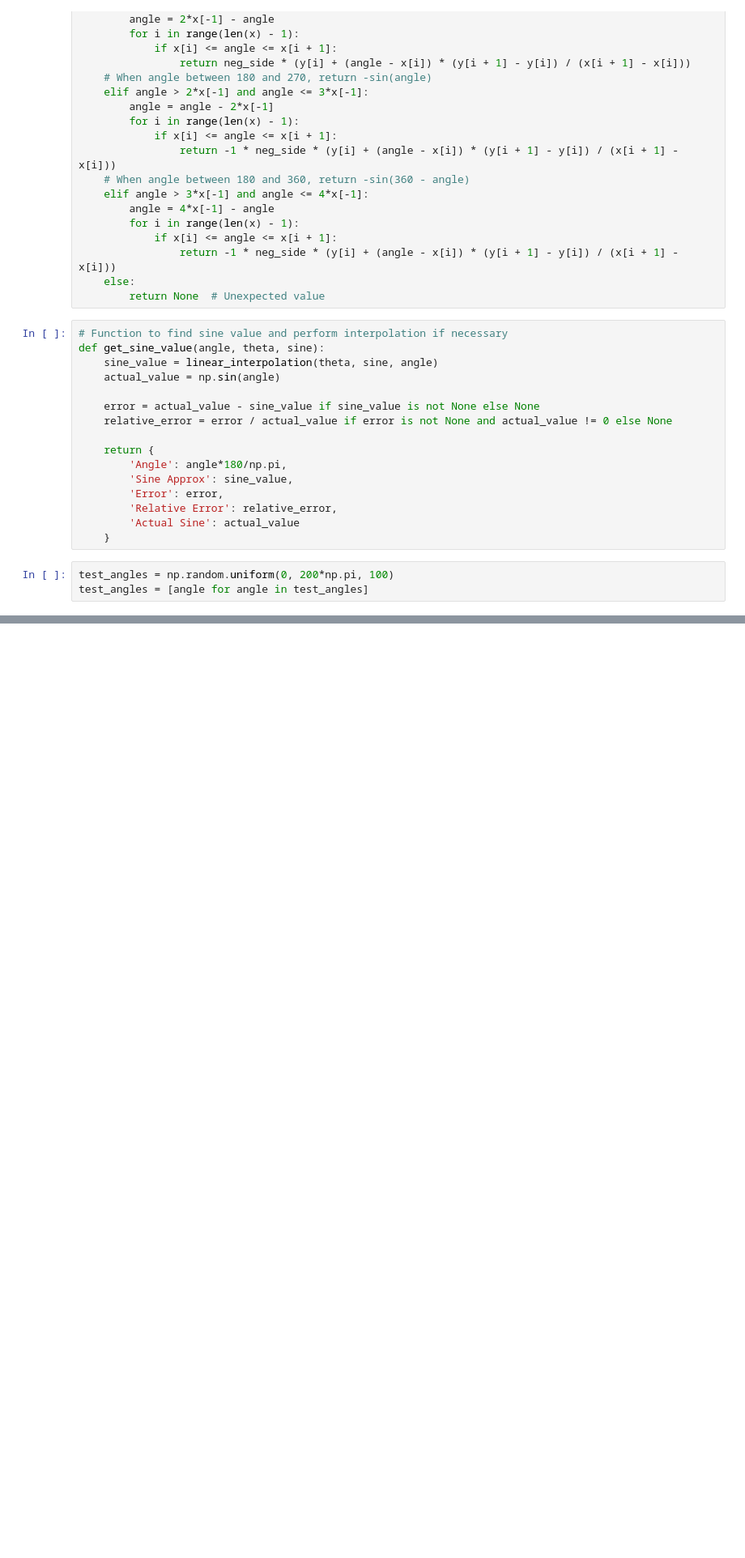
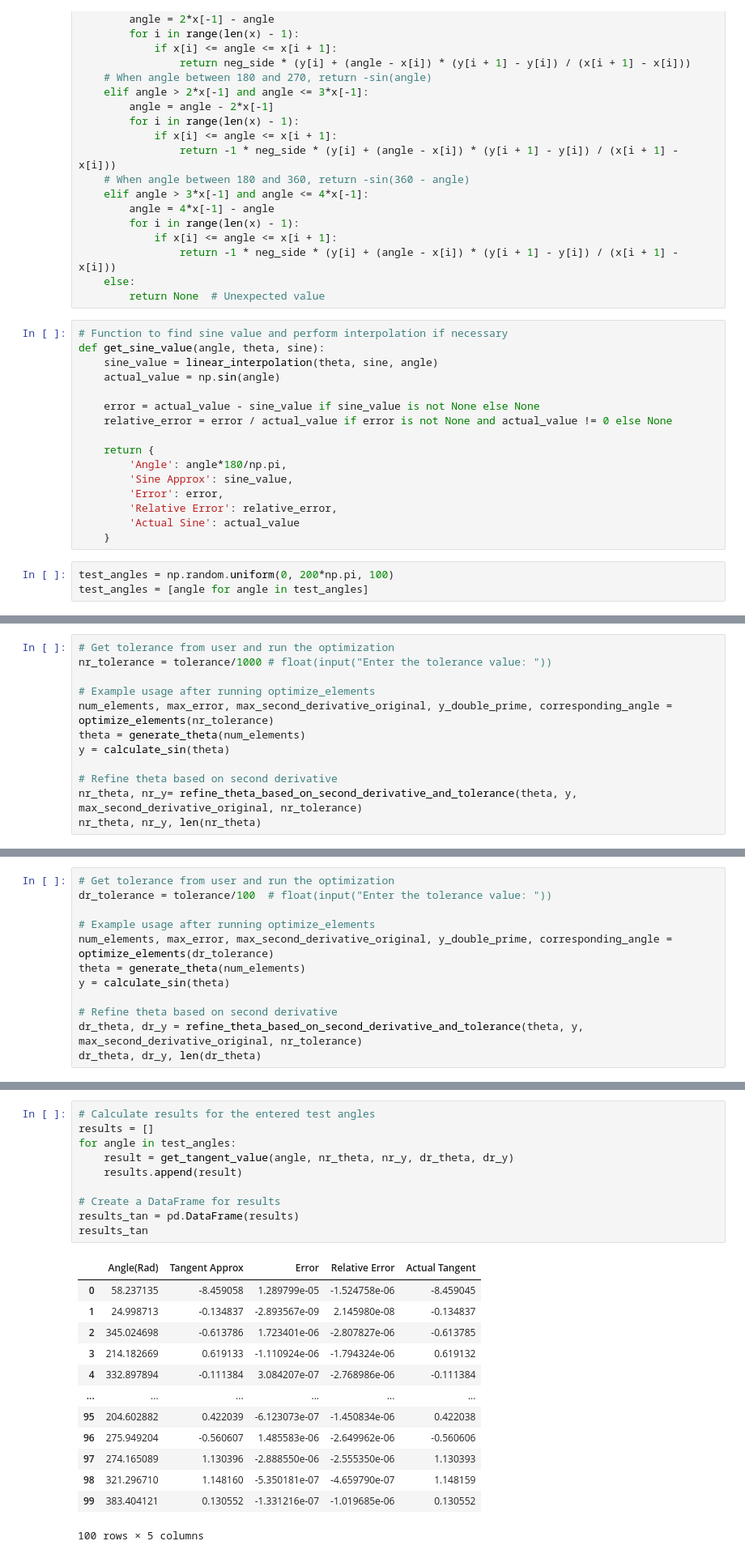
Before and after one commit to KayalvizhiT513/Sine-Interpolation, a Jupyter notebook: Adaptive_Sine_Function_Approximation_for_Tolerance.ipynb, the cells around one changed output, grey strips where cells are left out. Shown: that part at 81% size. Saved outputs shown, nothing was run; the diff lists cells and outputs as text; blank space fills up the shorter version.

```diff
--- a/Adaptive_Sine_Function_Approximation_for_Tolerance.ipynb
+++ b/Adaptive_Sine_Function_Approximation_for_Tolerance.ipynb
@@ -294,0 +365,12 @@ All errors are within the tolerance.
+# %%
+# Get tolerance from user and run the optimization
+nr_tolerance = tolerance/1000 # float(input("Enter the tolerance value: "))
+
+# Example usage after running optimize_elements
+num_elements, max_error, max_second_derivative_original, y_double_prime, corresponding_angle = optimize_elements(nr_tolerance)
+theta = generate_theta(num_elements)
+y = calculate_sin(theta)
+
+# Refine theta based on second derivative
+nr_theta, nr_y= refine_theta_based_on_second_derivative_and_tolerance(theta, y, max_second_derivative_original, nr_tolerance)
+nr_theta, nr_y, len(nr_theta)
@@ -294,0 +406,12 @@ All errors are within the tolerance.
+# %%
+# Get tolerance from user and run the optimization
+dr_tolerance = tolerance/100  # float(input("Enter the tolerance value: "))
+
+# Example usage after running optimize_elements
+num_elements, max_error, max_second_derivative_original, y_double_prime, corresponding_angle = optimize_elements(dr_tolerance)
+theta = generate_theta(num_elements)
+y = calculate_sin(theta)
+
+# Refine theta based on second derivative
+dr_theta, dr_y = refine_theta_based_on_second_derivative_and_tolerance(theta, y, max_second_derivative_original, nr_tolerance)
+dr_theta, dr_y, len(dr_theta)
@@ -294,0 +445,24 @@ All errors are within the tolerance.
+# %%
+# Calculate results for the entered test angles
+results = []
+for angle in test_angles:
+    result = get_tangent_value(angle, nr_theta, nr_y, dr_theta, dr_y)
+    results.append(result)
+
+# Create a DataFrame for results
+results_tan = pd.DataFrame(results)
+results_tan
+# %% [output]
+|  | Angle(Rad) | Tangent Approx | Error | Relative Error | Actual Tangent |
+| 0 | 58.237135 | -8.459058 | 1.289799e-05 | -1.524758e-06 | -8.459045 |
+| 1 | 24.998713 | -0.134837 | -2.893567e-09 | 2.145980e-08 | -0.134837 |
+| 2 | 345.024698 | -0.613786 | 1.723401e-06 | -2.807827e-06 | -0.613785 |
+| 3 | 214.182669 | 0.619133 | -1.110924e-06 | -1.794324e-06 | 0.619132 |
+| 4 | 332.897894 | -0.111384 | 3.084207e-07 | -2.768986e-06 | -0.111384 |
+| ... | ... | ... | ... | ... | ... |
+| 95 | 204.602882 | 0.422039 | -6.123073e-07 | -1.450834e-06 | 0.422038 |
+| 96 | 275.949204 | -0.560607 | 1.485583e-06 | -2.649962e-06 | -0.560606 |
+| 97 | 274.165089 | 1.130396 | -2.888550e-06 | -2.555350e-06 | 1.130393 |
+| 98 | 321.296710 | 1.148160 | -5.350181e-07 | -4.659790e-07 | 1.148159 |
+| 99 | 383.404121 | 0.130552 | -1.331216e-07 | -1.019685e-06 | 0.130552 |
+100 rows × 5 columns
```
Also changed, not shown: parts of 11 cells of this notebook.
